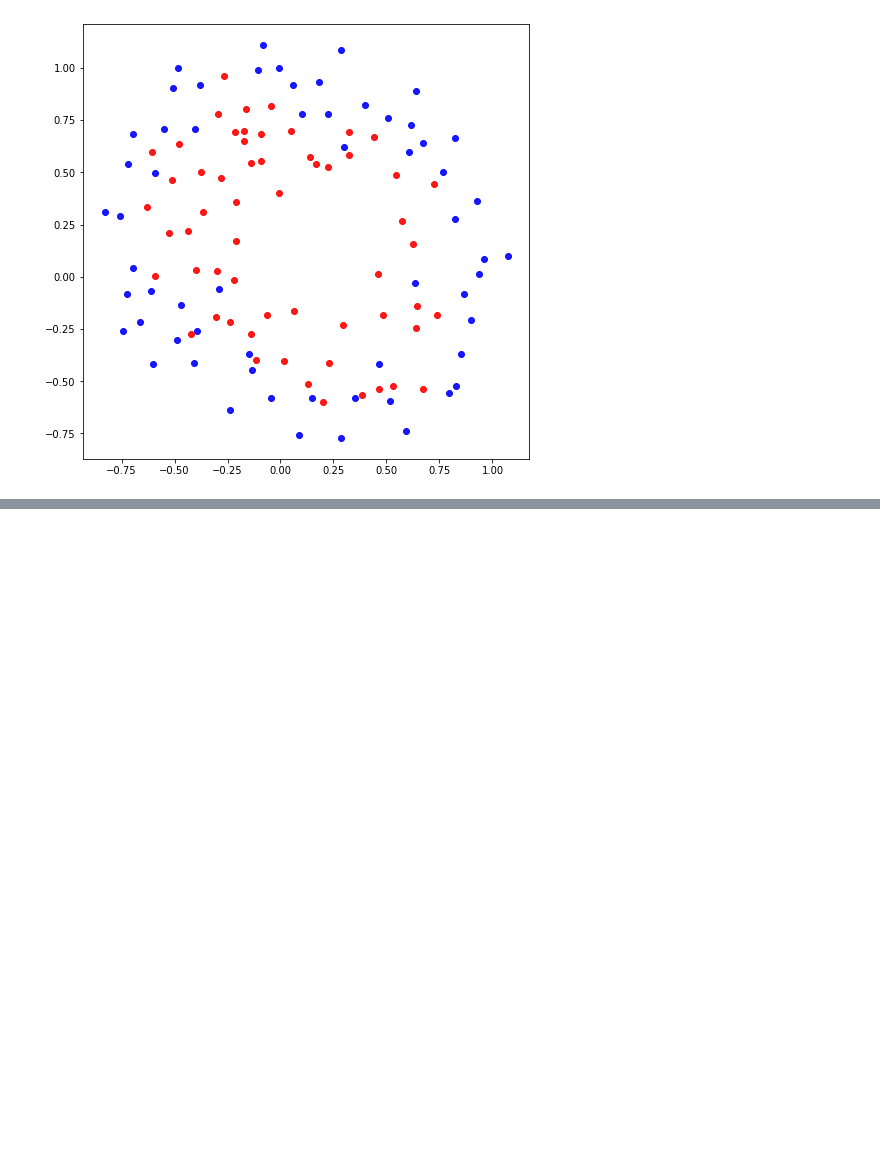
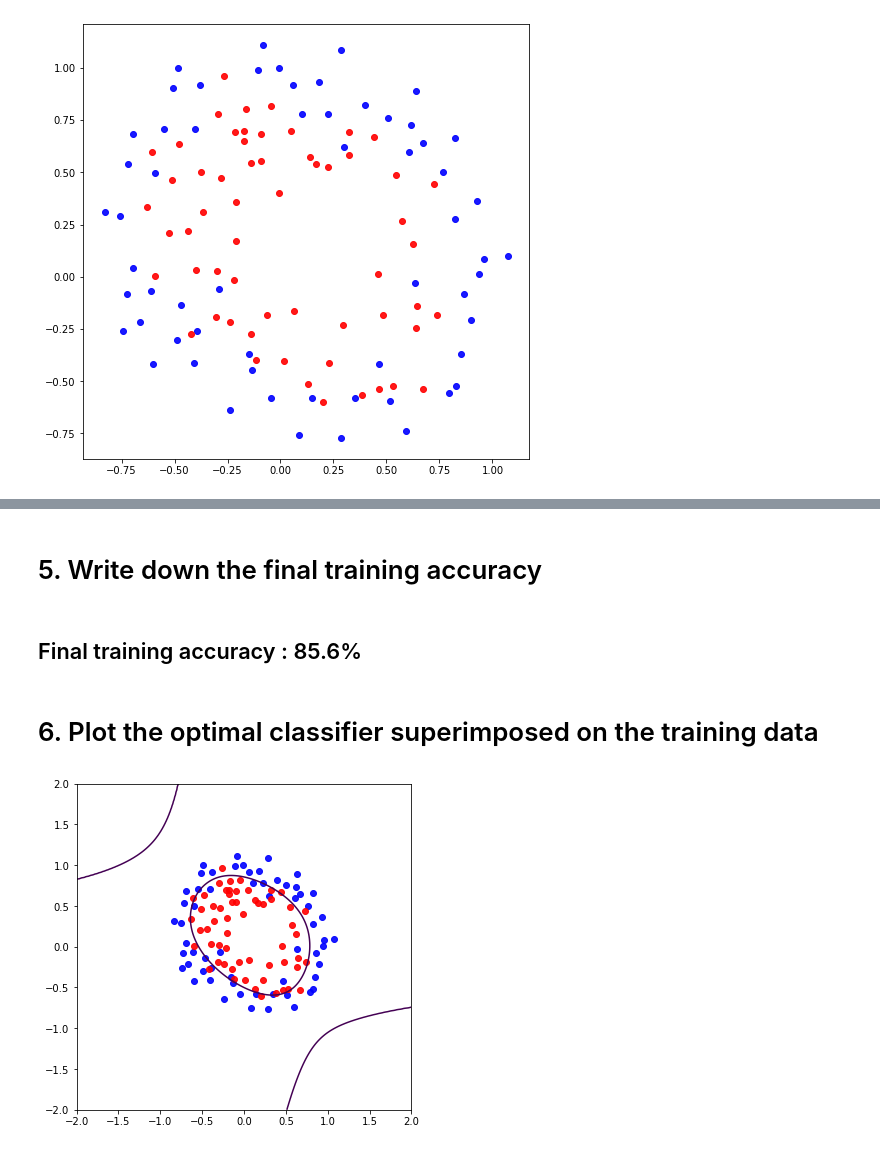
Before and after one commit to jesnk/20_1_ml_class, a Jupyter notebook: assignment/06/06.ipynb, the cells around one changed output, grey strips where cells are left out. Drawn from its saved outputs; the diff is of its cells as text; code cells hidden in the pictures; blank space fills up the shorter version.

```diff
--- a/assignment/06/06.ipynb
+++ b/assignment/06/06.ipynb
@@ -204,0 +265,11 @@ KeyboardInterrupt:
+# %% [markdown]
+# 5. Write down the final training accuracy
+# %% [markdown]
+## Final training accuracy : 85.6%
+# %% [markdown]
+# 6. Plot the optimal classifier superimposed on the training data
+# %%
+thetas_4 = thetas
+show_graph(thetas_4)
+# %% [output]
+[figure, added]
```
Also changed, not shown: parts of 11 cells of this notebook.
